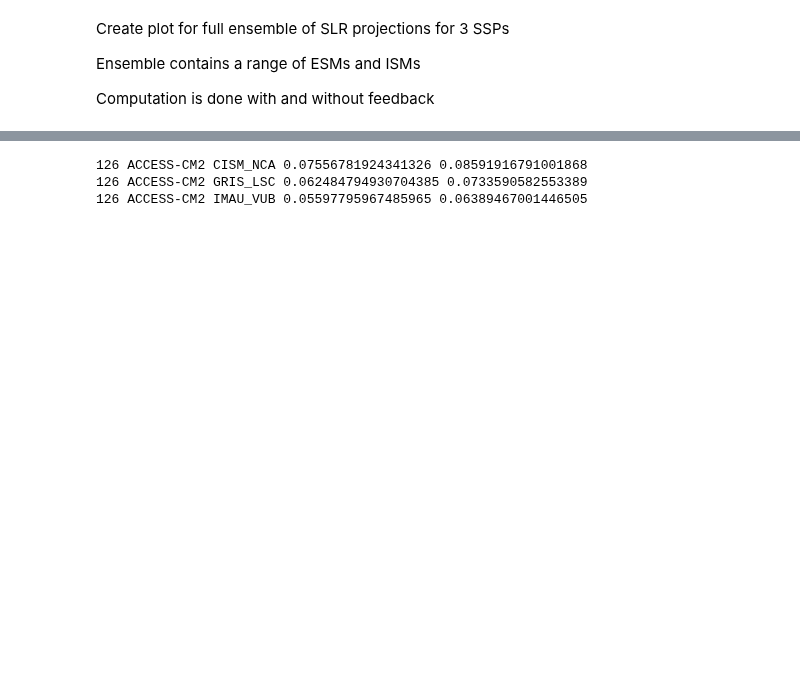
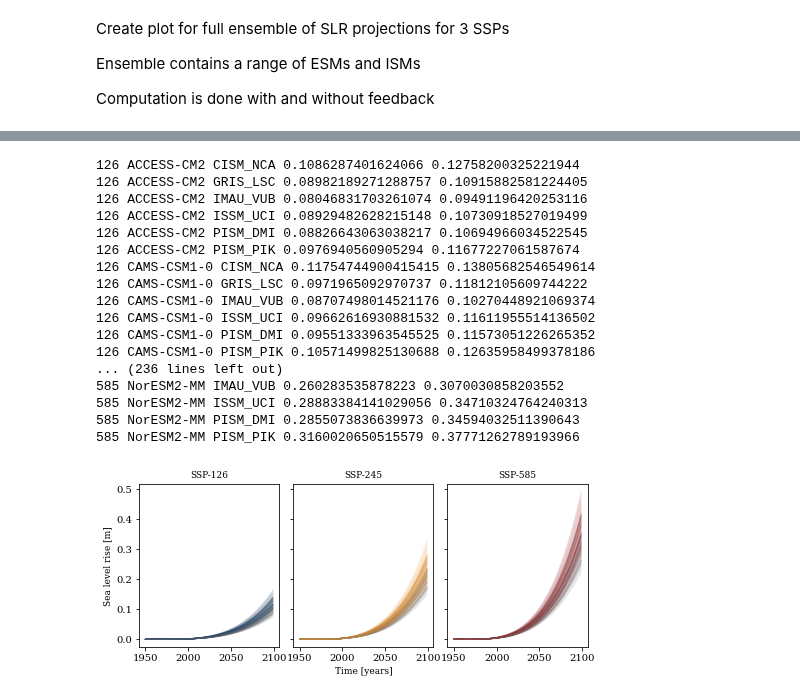
Before and after one commit to erwinlambert/feedback, a Jupyter notebook: notebooks/Draftplot_full_ensemble.ipynb, the cells around one changed output, grey strips where cells are left out. Drawn from its saved outputs; the diff is of its cells as text; code cells hidden in the pictures; blank space fills up the shorter version.

```diff
--- a/notebooks/Draftplot_full_ensemble.ipynb
+++ b/notebooks/Draftplot_full_ensemble.ipynb
@@ -101,46 +22,42 @@ def iterate(tmp,orf,irf,srf,niter=10):
 # %%
-mpl.rcParams['lines.linewidth'] = 2.
-mpl.rcParams['font.family'] = 'serif'
-mpl.rcParams['axes.titlesize'] = 9
-mpl.rcParams['axes.labelsize'] = 9
-mpl.rcParams['legend.fontsize'] = 9
 mpl.rcParams['figure.subplot.wspace'] = .1
 mpl.rcParams['figure.subplot.left'] = .1
 mpl.rcParams['figure.subplot.right'] = .99
 mpl.rcParams['figure.figsize'] = (7,3)
-
-bcol = {}
-bcol['EAIS'] = 'tab:blue'
-bcol['ROSS'] = 'tab:orange'
-bcol['AMUN'] = 'tab:red'
-bcol['WEDD'] = 'tab:purple'
-bcol['PENS'] = 'tab:green'
-
-scol = {}
-scol['119'] = (0/255,173/255,207/255)
-scol['126'] = (23/255,60/255,102/255)
-scol['245'] = (247/255,148/255,32/255)
-scol['370'] = (231/255,29/255,37/255)
-scol['585'] = (149/255,27/255,30/255)
 # %%
 fig,ax = plt.subplots(1,3,sharex=True,sharey=True)
 
 for s,ss in enumerate(ds.ssp.values):
     dax = ax[s]
     for e,es in enumerate(ds.esm.values):
         for i,ii in enumerate(ds.ism.values):
-            TMP,IML,SLR = iterate(ds.temp.sel(ssp=ss,esm=es),ds.orf,ds.irf.sel(ism=ii),ds.srf.sel(ism=ii),niter=4)
+            TMP,IML,SLR = ut.iterate(ds,ism=ii,esm=es,ssp=ss,niter=2)
             dax.plot(ds.time,np.sum(SLR[0,:,:],axis=1),c='.5',lw=1,alpha=.1)
-            dax.plot(ds.time,np.sum(SLR[-1,:,:],axis=1),c=scol[ss],lw=1,alpha=.1)
+            dax.plot(ds.time,np.sum(SLR[-1,:,:],axis=1),c=ut.scol[ss],lw=1,alpha=.1)
             print(ss,es,ii,np.sum(SLR[0,-1,:]),np.sum(SLR[-1,-1,:]))
     dax.set_title(f'SSP-{ss}')
 
 ax[0].set_ylabel('Sea level rise [m]')
 ax[1].set_xlabel('Time [years]')
 
 plt.savefig(f'../draftfigs/full_ensemble.png',dpi=450)
 plt.show()
 # %% [output]
-126 ACCESS-CM2 CISM_NCA 0.07556781924341326 0.08591916791001868
-126 ACCESS-CM2 GRIS_LSC 0.062484794930704385 0.0733590582553389
-126 ACCESS-CM2 IMAU_VUB 0.05597795967485965 0.06389467001446505
+126 ACCESS-CM2 CISM_NCA 0.1086287401624066 0.12758200325221944
+126 ACCESS-CM2 GRIS_LSC 0.08982189271288757 0.10915882581224405
+126 ACCESS-CM2 IMAU_VUB 0.08046831703261074 0.09491196420253116
+126 ACCESS-CM2 ISSM_UCI 0.08929482628215148 0.10730918527019499
+126 ACCESS-CM2 PISM_DMI 0.08826643063038217 0.10694966034522545
+126 ACCESS-CM2 PISM_PIK 0.0976940560905294 0.11677227061587674
+126 CAMS-CSM1-0 CISM_NCA 0.11754744900415415 0.13805682546549614
+126 CAMS-CSM1-0 GRIS_LSC 0.0971965092970737 0.11812105609744222
+126 CAMS-CSM1-0 IMAU_VUB 0.08707498014521176 0.10270448921069374
+126 CAMS-CSM1-0 ISSM_UCI 0.09662616930881532 0.11611955514136502
+126 CAMS-CSM1-0 PISM_DMI 0.09551333963545525 0.11573051226265352
+126 CAMS-CSM1-0 PISM_PIK 0.10571499825130688 0.12635958499378186
+... (236 lines left out)
+585 NorESM2-MM IMAU_VUB 0.260283535878223 0.3070030858203552
+585 NorESM2-MM ISSM_UCI 0.28883384141029056 0.34710324764240313
+585 NorESM2-MM PISM_DMI 0.2855073836639973 0.34594032511390643
+585 NorESM2-MM PISM_PIK 0.3160020650515579 0.37771262789193966
+[figure, added]
```
Also changed, not shown: parts of 6 cells of this notebook, 14 other files.
